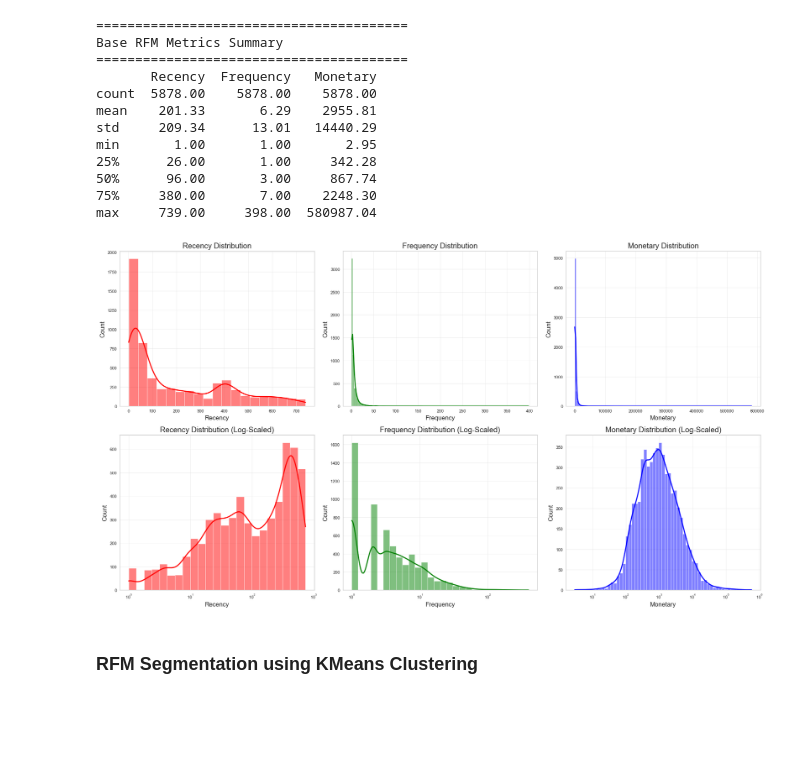
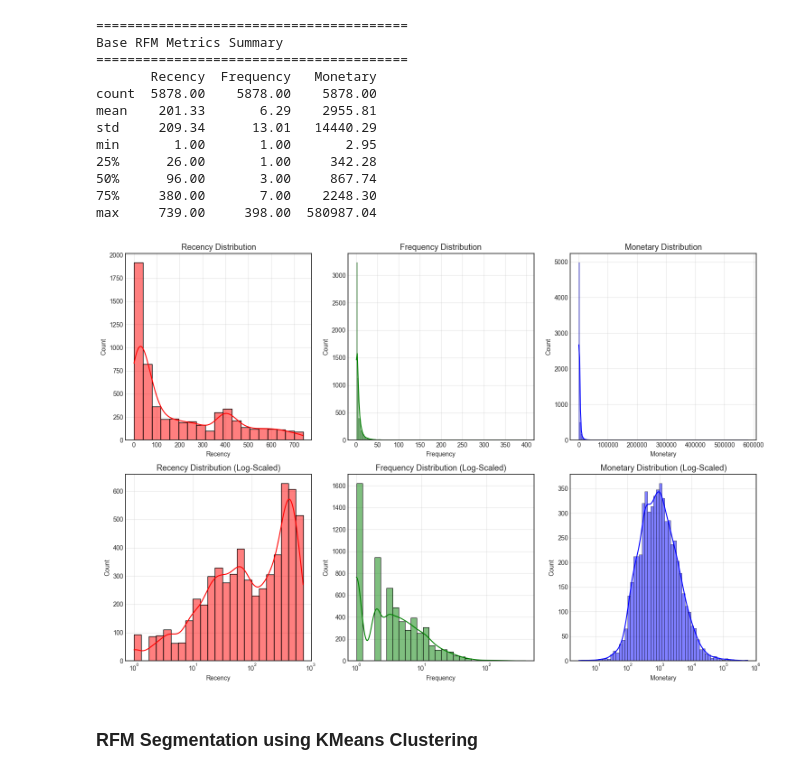
Before and after one commit to aguchhait-stack/Online_Retail_II, a Jupyter notebook: online_retail_uci.ipynb, the cells around one changed output. Drawn from its saved outputs; the diff is of its cells as text; code cells hidden in the pictures; blank space fills up the shorter version.

```diff
--- a/online_retail_uci.ipynb
+++ b/online_retail_uci.ipynb
@@ -31,7 +6,7 @@ import zipfile
 import pandas as pd
 import numpy as np
 
-# Data Visulization
+# Data Visualization
 import matplotlib.pyplot as plt
 import seaborn as sns
 
@@ -42,14 +17,14 @@ from sklearn.preprocessing import StandardScaler
 from sklearn.metrics import silhouette_score
 
 # Theme
-plt.style.use('seaborn-v0_8-whitegrid')
+plt.style.use('seaborn-v0_8-white')
 # %% [markdown]
 ## Data Wrangling
 # %%
 # Load data from ZIP
-with zipfile.ZipFile('data.nosync/online+retail+ii.zip','r') as zip:
+with zipfile.ZipFile('data/online+retail+ii.zip','r') as zip:
     with zip.open('online_retail_II.xlsx') as excel_file:
-        df_dict = pd.read_excel(excel_file,sheet_name=None)
+        df_dict = pd.read_excel(excel_file,sheet_name=None,engine='openpyxl')
         retail_bronze = pd.concat(df_dict.values(),axis=0,ignore_index=True)
 
 # Glimpse of the datasets
@@ -189,35 +190,35 @@ min       1.00       1.00       2.95
 75%     380.00       7.00    2248.30
 max     739.00     398.00  580987.04
 # %%
-fig,axes = plt.subplots(2,3,figsize=(18,10))
+fig,axes = plt.subplots(2,3,figsize=(15,10))
 sns.histplot(x="Recency",fill=True,data=rfm,color="red",
              kde=True,ax=axes[0,0])
 sns.histplot(x="Frequency",fill=True,data=rfm,color="green",
              kde=True,ax=axes[0,1])
 sns.histplot(x="Monetary",fill=True,data=rfm,color="blue",
              kde=True,ax=axes[0,2])
 sns.histplot(x="Recency",fill=True,data=rfm,color="red",kde=True,
              log_scale=True,ax=axes[1,0])
 sns.histplot(x="Frequency",fill=True,data=rfm,color="green",kde=True,
              log_scale=True,ax=axes[1,1])
 sns.histplot(x="Monetary",fill=True,data=rfm,color="blue",
              kde=True,log_scale=True,ax=axes[1,2])
-axes[0,0].set_title('Recency Distribution')
+axes[0,0].set_title('Recency Distribution',fontsize=13)
 axes[0,0].grid(alpha=0.5)
-axes[0,1].set_title('Frequency Distribution')
+axes[0,1].set_title('Frequency Distribution',fontsize=13)
 axes[0,1].grid(alpha=0.5)
-axes[0,2].set_title('Monetary Distribution')
+axes[0,2].set_title('Monetary Distribution',fontsize=13)
 axes[0,2].grid(alpha=0.5)
-axes[1,0].set_title('Recency Distribution (Log-Scaled)')
+axes[1,0].set_title('Recency Distribution (Log-Scaled)',fontsize=13)
 axes[1,0].grid(alpha=0.5)
-axes[1,1].set_title('Frequency Distribution (Log-Scaled)')
+axes[1,1].set_title('Frequency Distribution (Log-Scaled)',fontsize=13)
 axes[1,1].grid(alpha=0.5)
-axes[1,2].set_title('Monetary Distribution (Log-Scaled)')
+axes[1,2].set_title('Monetary Distribution (Log-Scaled)',fontsize=13)
 axes[1,2].grid(alpha=0.5)
 plt.tight_layout()
 plt.show()
 # %% [output]
-[figure, old version]
+[figure, new version]
 # %% [markdown]
 ### RFM Segmentation using KMeans Clustering
 # %% [markdown]
```
Also changed, not shown: parts of 29 cells of this notebook, 21 other files.
